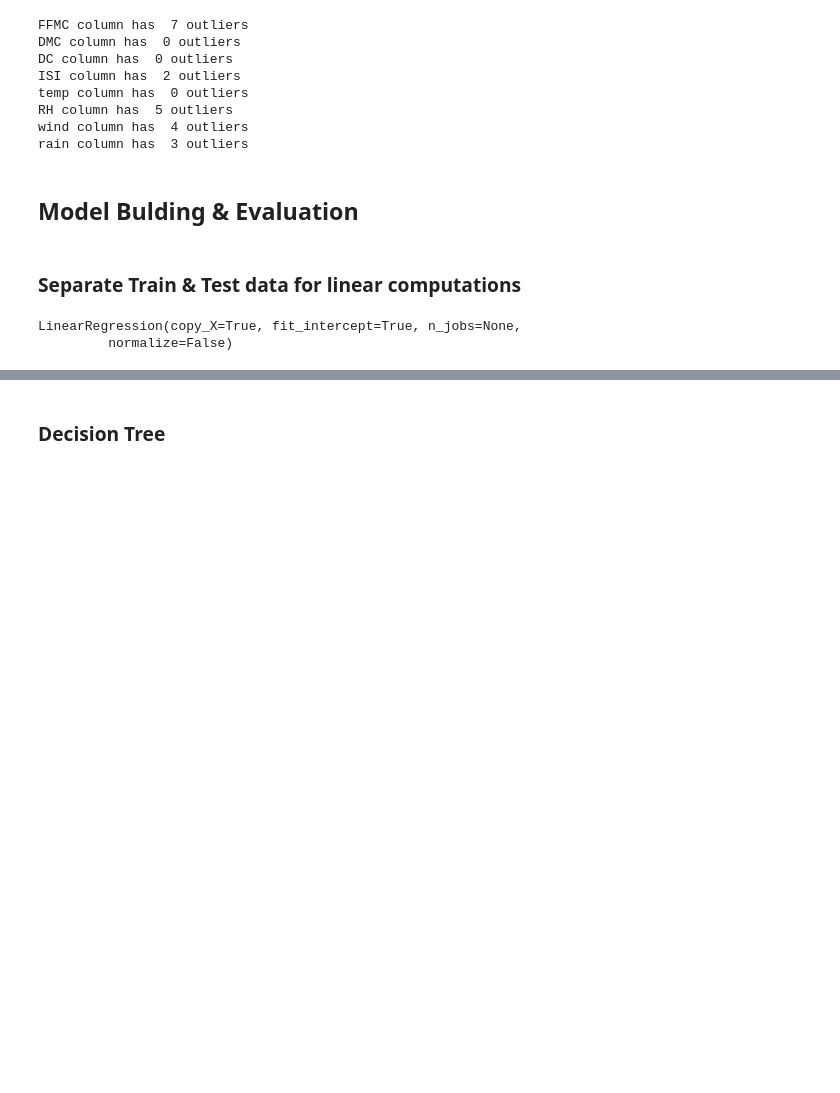
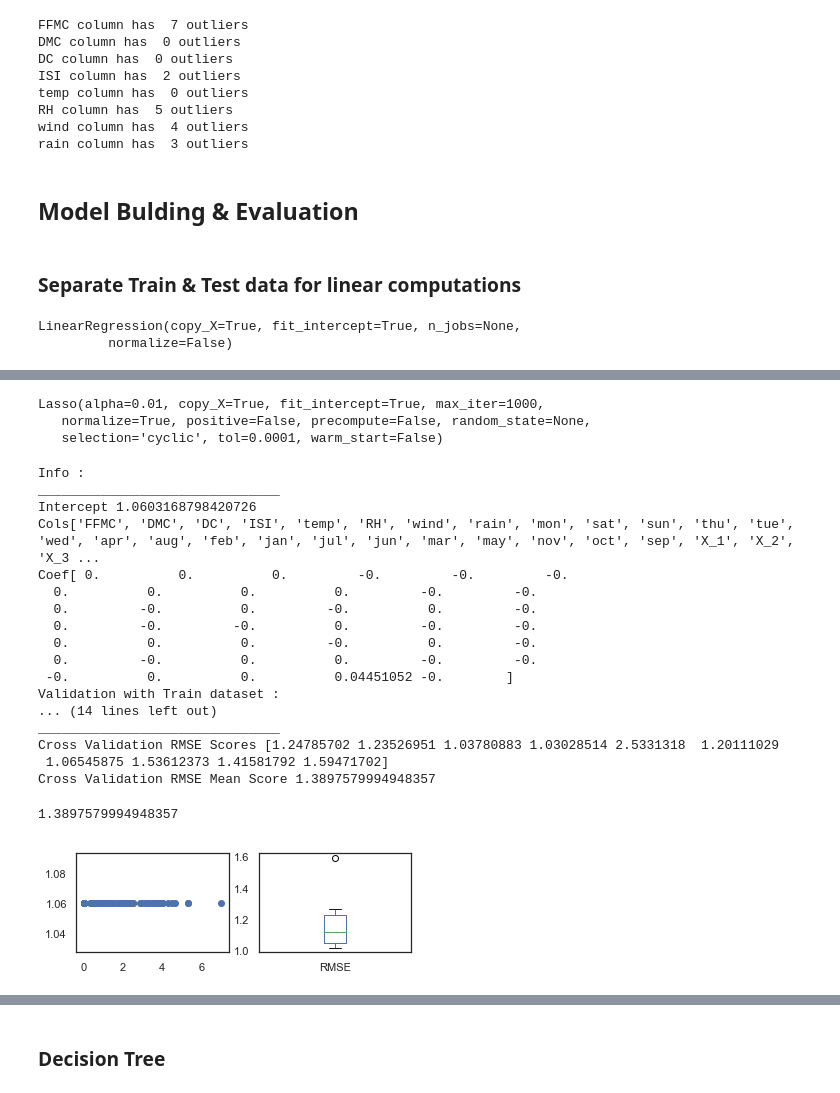
Before and after one commit to balag752/Machine-Learning-1, a Jupyter notebook: ML Project/Fire prediction.ipynb, the cells around one changed output, grey strips where cells are left out. Cells and saved outputs as stored; diff of their text form; code cells hidden in the pictures; blank space fills up the shorter version.

```diff
--- a/ML Project/Fire prediction.ipynb
+++ b/ML Project/Fire prediction.ipynb
@@ -326,0 +366,2 @@ Cross Validation RMSE Score [1.27008451 1.25182691 1.0494466  1.11351241 2.55691
+# %%
+LS_grid_result=param_selection(linear_model.Lasso(),{'alpha':[0.00001, 0.0001, 0.001,0.01,0.5,0.6,0.9],'normalize':[True]}, X_train, y_train,10)
@@ -326,0 +375,28 @@ Cross Validation RMSE Score [1.27008451 1.25182691 1.0494466  1.11351241 2.55691
+# %%
+LS_grid_result.best_estimator_
+# %% [output]
+Lasso(alpha=0.01, copy_X=True, fit_intercept=True, max_iter=1000,
+   normalize=True, positive=False, precompute=False, random_state=None,
+   selection='cyclic', tol=0.0001, warm_start=False)
+# %%
+Validations(LS_grid_result.best_estimator_,Encod_ncols,Standarized_Data, X_train, X_test, y_train, y_test,1 )
+# %% [output]
+Info :
+_______________________________
+Intercept 1.0603168798420726
+Cols['FFMC', 'DMC', 'DC', 'ISI', 'temp', 'RH', 'wind', 'rain', 'mon', 'sat', 'sun', 'thu', 'tue', 'wed', 'apr', 'aug', 'feb', 'jan', 'jul', 'jun', 'mar', 'may', 'nov', 'oct', 'sep', 'X_1', 'X_2', 'X_3 ...
+Coef[ 0.          0.          0.         -0.         -0.         -0.
+  0.          0.          0.          0.         -0.         -0.
+  0.         -0.          0.         -0.          0.         -0.
+  0.         -0.         -0.          0.         -0.         -0.
+  0.          0.          0.         -0.          0.         -0.
+  0.         -0.          0.          0.         -0.         -0.
+ -0.          0.          0.          0.04451052 -0.        ]
+Validation with Train dataset :
+... (14 lines left out)
+_______________________________
+Cross Validation RMSE Scores [1.24785702 1.23526951 1.03780883 1.03028514 2.5331318  1.20111029
+ 1.06545875 1.53612373 1.41581792 1.59471702]
+Cross Validation RMSE Mean Score 1.3897579994948357
+1.3897579994948357
+[figure, added]
```
Also changed, not shown: parts of 22 cells of this notebook.
